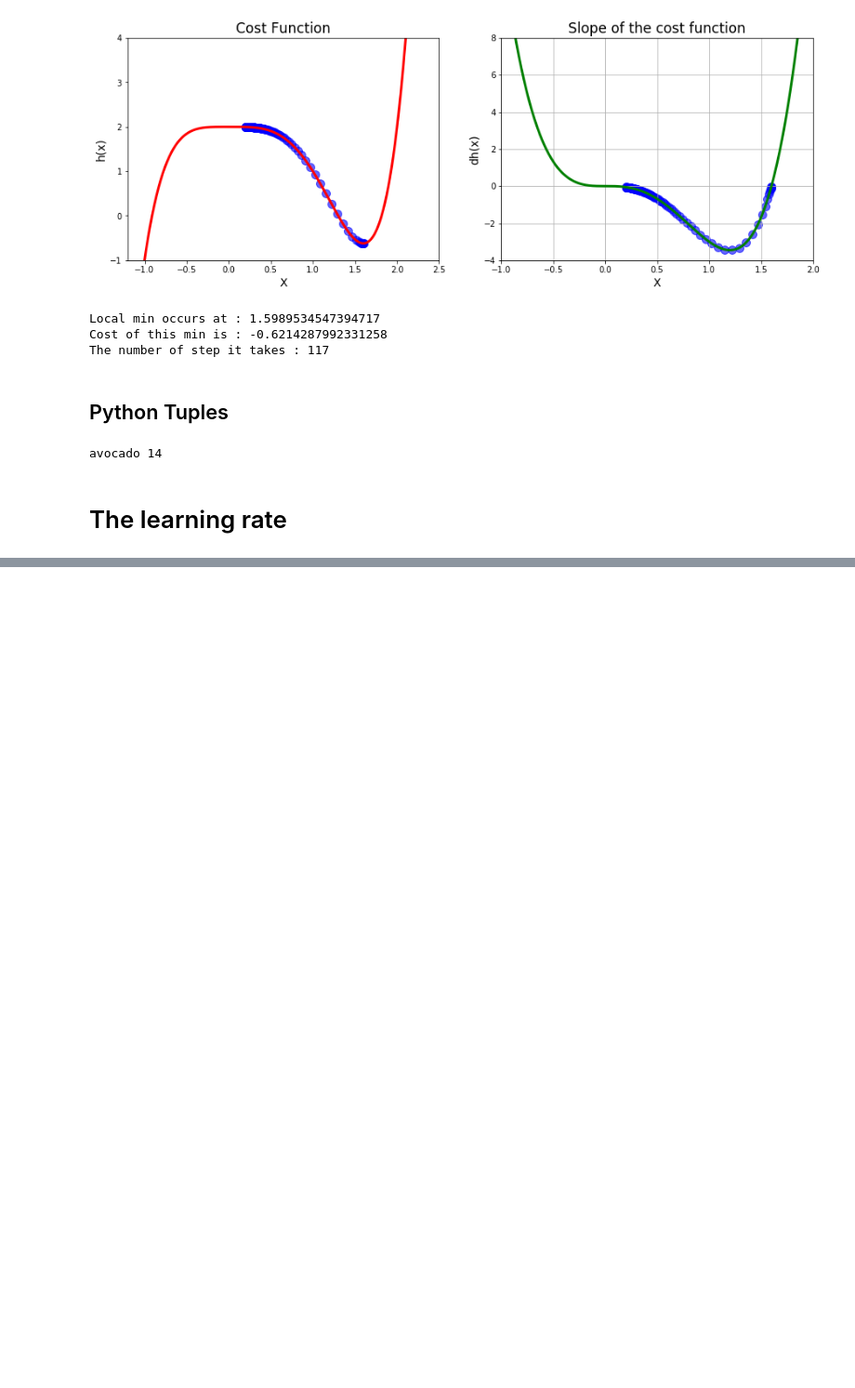
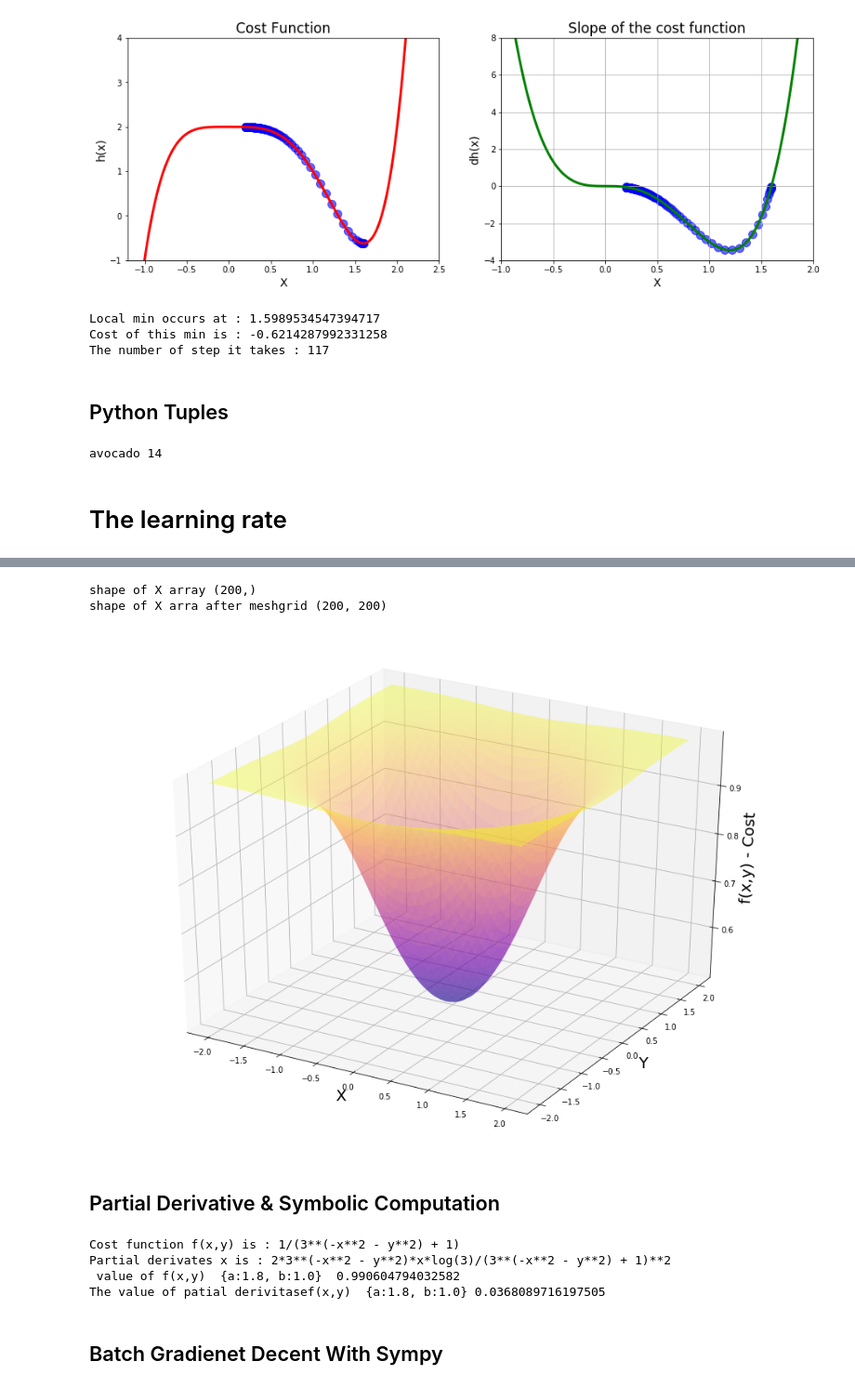
Before and after one commit to Samuel-S-Ampofo/MachineLearning, a Jupyter notebook: optimisation and gradient decent.ipynb, the cells around one changed output, grey strips where cells are left out. Shown: that part at 93% size. Cells and saved outputs as stored; diff of their text form; code cells hidden in the pictures; blank space fills up the shorter version.

```diff
--- a/optimisation and gradient decent.ipynb
+++ b/optimisation and gradient decent.ipynb
@@ -353,0 +371,55 @@ main,side,greens = breakfast
+# %%
+def f(x,y):
+    r = 3**(-x**2 -y**2)
+    return 1 / (r +  1)
+# %%
+# Make some data for x and y variables
+
+x_4 = np.linspace(start=-2,stop=2,num=200)
+y_4 = np.linspace(start=-2,stop=2,num=200)
+
+print('shape of X array', x_4.shape)
+
+#numpy fucntion for converting two diamentional data from one dimetional data.
+x_4,y_4 = np.meshgrid(x_4,y_4)
+
+print('shape of X arra after meshgrid', x_4.shape)
+# %% [output]
+shape of X array (200,)
+shape of X arra after meshgrid (200, 200)
+# %%
+# Generating 3D plot
+fig = plt.figure(figsize = [16,12])
+ax = fig.gca(projection= '3d')
+
+ax.set_xlabel('X', fontsize = 20)
+ax.set_ylabel('Y', fontsize = 20)
+ax.set_zlabel('f(x,y) - Cost ', fontsize = 20)
+
+ax.plot_surface(x_4, y_4, f(x_4, y_4), cmap=cm.plasma,alpha=0.4)
+plt.show()
+# %% [output]
+[figure, added]
+# %% [markdown]
+## Partial Derivative & Symbolic Computation
+# %%
+## using a deriviteve lab can help you eg symbolab
+## Sympy is model
+
+a,b = symbols('x,y')
+
+
+
+print('Cost function f(x,y) is :', f(a,b))
+print('Partial derivates x is :', diff( f(a,b),a))
+print(' value of f(x,y)  {a:1.8, b:1.0} ',
+      f(a,b).evalf(subs={a:1.8, b:1.0})) #python dictionary
+
+print( 'The value of patial derivative (x,y)  {a:1.8, b:1.0}', diff(f(a,b),a).evalf(subs = {a:1.8, b:1.0}))
+# %% [output]
+Cost function f(x,y) is : 1/(3**(-x**2 - y**2) + 1)
+Partial derivates x is : 2*3**(-x**2 - y**2)*x*log(3)/(3**(-x**2 - y**2) + 1)**2
+ value of f(x,y)  {a:1.8, b:1.0}  0.990604794032582
+The value of patial derivitasef(x,y)  {a:1.8, b:1.0} 0.0368089716197505
+# %% [markdown]
+## Batch Gradienet Decent With Sympy
```
Also changed, not shown: parts of 7 cells of this notebook.
